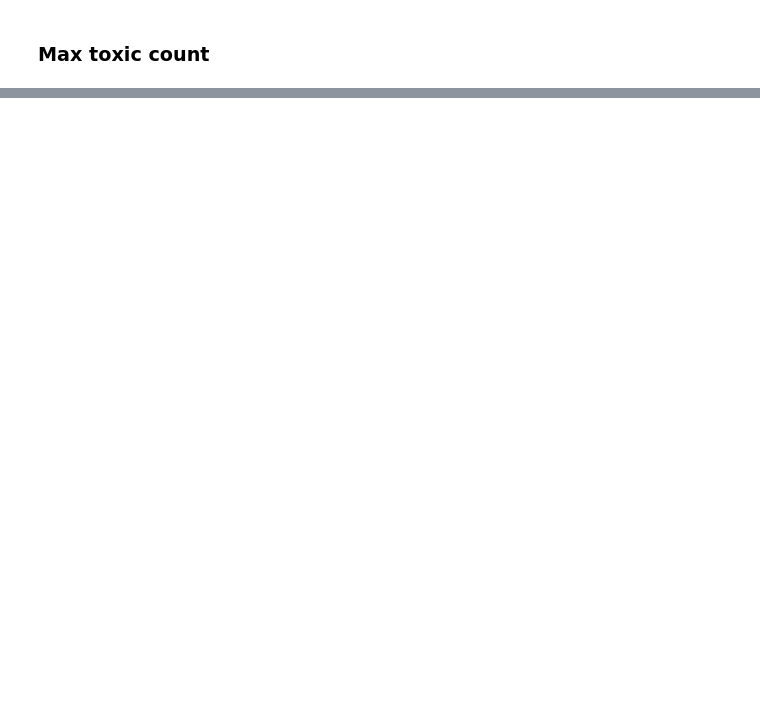
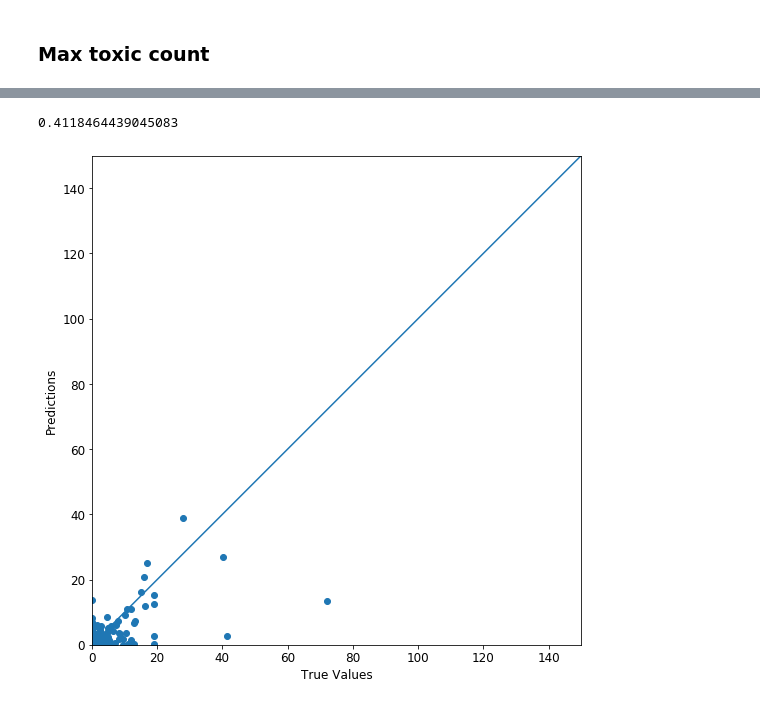
Before and after one commit to goatgoose/twitch_reader, a Jupyter notebook: notebook.ipynb, the cells around one changed output, grey strips where cells are left out. Cells and saved outputs as stored; diff of their text form; code cells hidden in the pictures; blank space fills up the shorter version.

Commit message:
nn model

```diff
--- a/notebook.ipynb
+++ b/notebook.ipynb
@@ -165,0 +213,10 @@ data.groupby(["channel"]).max().sort_values("hopped_toxic_count", ascending=Fals
+# %%
+model = linear_model.LinearRegression()
+model.fit(X, y)
+
+predicted = model.predict(X)
+mse = metrics.mean_squared_error(y, predicted)
+print(mse)
+
+r2_score = metrics.r2_score(y_test, test_predicted)
+print(r2_score)
@@ -165,0 +246,2 @@ data.groupby(["channel"]).max().sort_values("hopped_toxic_count", ascending=Fals
+# %%
+X_train, X_test, y_train, y_test = train_test_split(X, y, test_size=0.2)
@@ -165,0 +254,21 @@ data.groupby(["channel"]).max().sort_values("hopped_toxic_count", ascending=Fals
+# %%
+dense_count = 128
+
+model = models.Sequential([
+    layers.Dense(dense_count),
+    layers.Activation('relu'),
+    layers.Dense(dense_count),
+    layers.Activation('relu'),
+    layers.Dense(dense_count),
+    layers.Activation('relu'),
+    layers.Dense(1)
+])
+
+adagrad = optimizers.Adagrad()
+adam = optimizers.Adam()
+
+model.compile(optimizer=adam,
+              loss=tf.keras.losses.mean_squared_error,
+              metrics=[tf.keras.metrics.MeanSquaredError()])
+
+fit = model.fit(X_train.to_numpy(), y_train.to_numpy(), epochs=50, batch_size=128, validation_split=0.1)
@@ -165,0 +293,3 @@ data.groupby(["channel"]).max().sort_values("hopped_toxic_count", ascending=Fals
+# %%
+test_predictions = model.predict(X_test).flatten()
+train_predictions = model.predict(X_train).flatten()
@@ -165,0 +299,16 @@ data.groupby(["channel"]).max().sort_values("hopped_toxic_count", ascending=Fals
+# %%
+r2_score = metrics.r2_score(y_test, test_predictions)
+print(r2_score)
+# %% [output]
+0.4118464439045083
+# %%
+a = plt.axes(aspect='equal')
+plt.scatter(y_test, test_predictions)
+plt.xlabel('True Values')
+plt.ylabel('Predictions')
+lims = [0, 150]
+plt.xlim(lims)
+plt.ylim(lims)
+_ = plt.plot(lims, lims)
+# %% [output]
+[figure, added]
```
Also changed, not shown: parts of 26 cells of this notebook, 4 other files.
